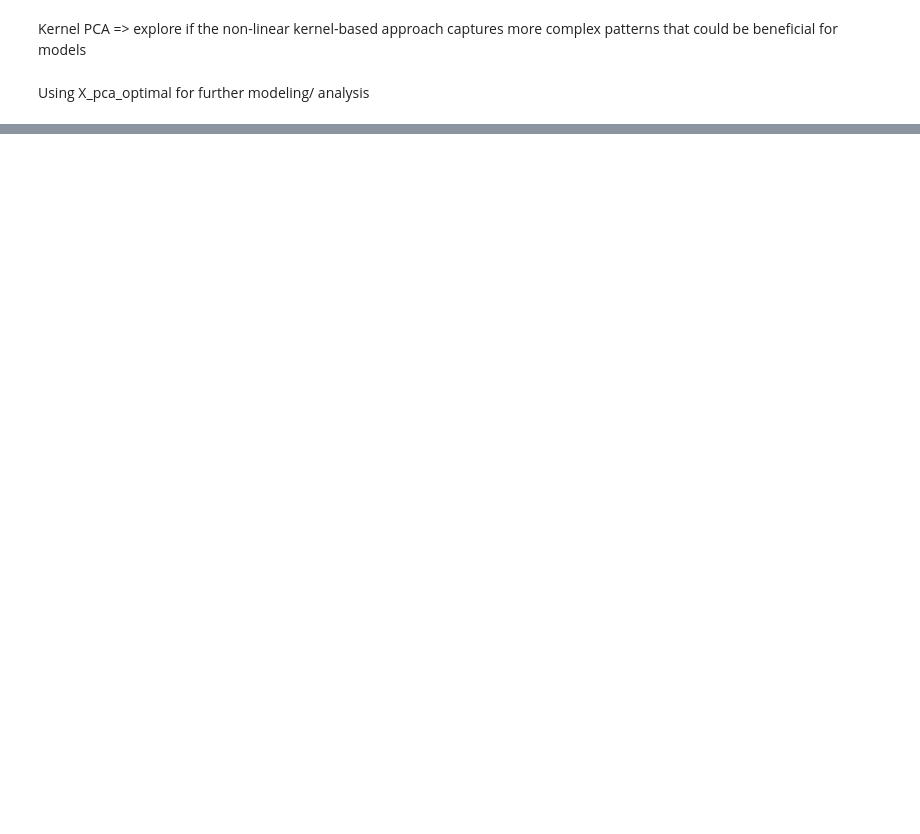
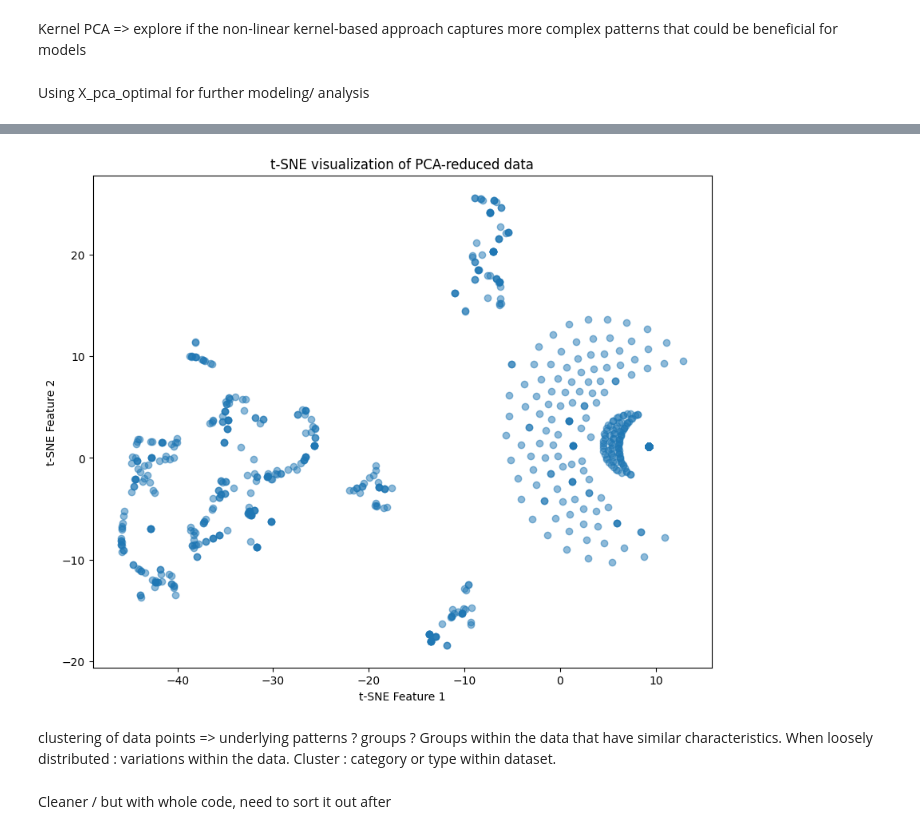
Before and after one commit to henrycgbaker/ML_climate_wellbeing_disparities, a Jupyter notebook: Combined_Clean_Version_Final.ipynb, the cells around one changed output, grey strips where cells are left out. Drawn from its saved outputs; the diff is of its cells as text; code cells hidden in the pictures; blank space fills up the shorter version.

```diff
--- a/Combined_Clean_Version_Final.ipynb
+++ b/Combined_Clean_Version_Final.ipynb
@@ -1118,0 +1000,12 @@ Using X_pca_optimal for further modeling/ analysis
+# %%
+pca_subset = np.array(pca_subset)
+# %%
+num_samples = 1000
+# %%
+if pca_subset.shape[0] > num_samples:
+    # Randomly choose indices without replacement
+    indices = np.random.choice(pca_subset.shape[0], num_samples, replace=False)
+    sampled_data = pca_subset[indices, :]
+else:
+    print("Not enough data to sample")
+    sampled_data = pca_subset  # Use the whole array if it's smaller than the desired sample size
@@ -1118,0 +1015,16 @@ Using X_pca_optimal for further modeling/ analysis
+# %%
+tsne = TSNE(n_components=2, random_state=42, perplexity=30, n_iter=1000)
+tsne_results = tsne.fit_transform(sampled_data)
+# %%
+plt.figure(figsize=(10, 8))
+plt.scatter(tsne_results[:, 0], tsne_results[:, 1], alpha=0.5)
+plt.title('t-SNE visualization of PCA-reduced data')
+plt.xlabel('t-SNE Feature 1')
+plt.ylabel('t-SNE Feature 2')
+plt.show()
+# %% [output]
+[figure, added]
+# %% [markdown]
+clustering of data points => underlying patterns ? groups ? Groups within the data that have similar characteristics. When loosely distributed : variations within the data. Cluster : category or type within dataset.
+# %% [markdown]
+Cleaner / but with whole code, need to sort it out after
```
Also changed, not shown: parts of 43 cells of this notebook, 1 other file.
